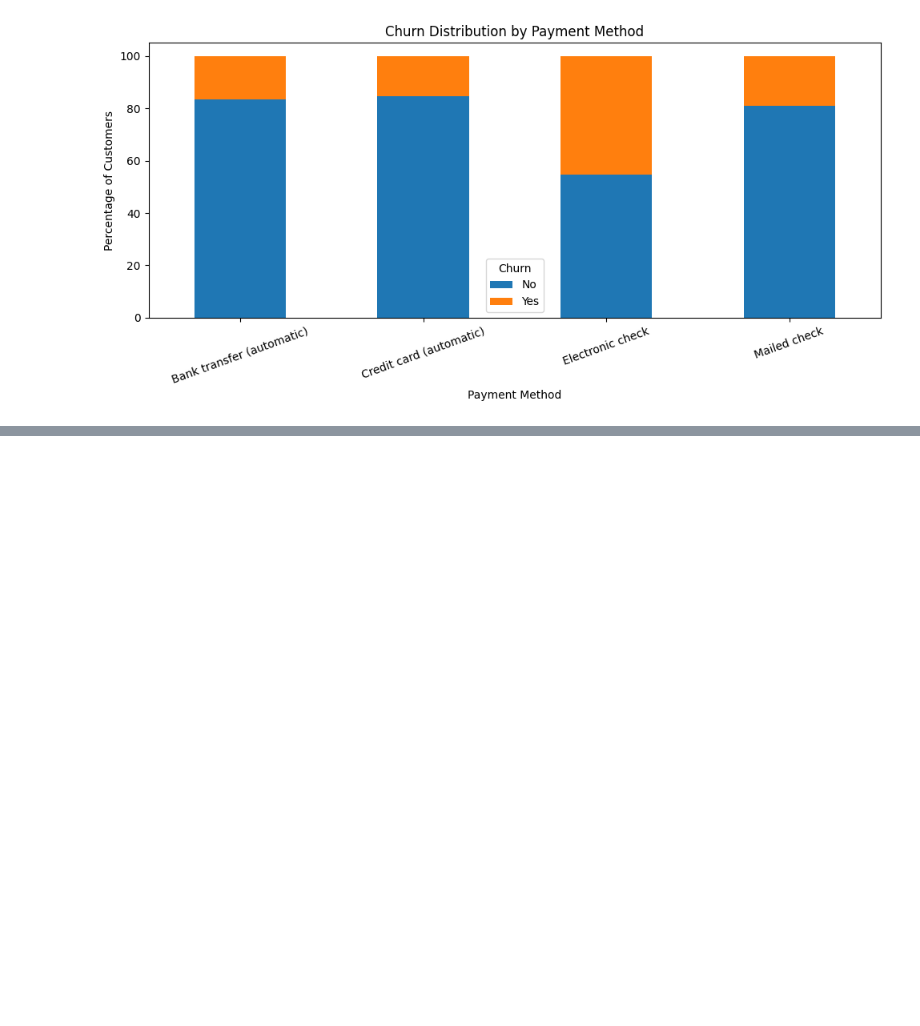
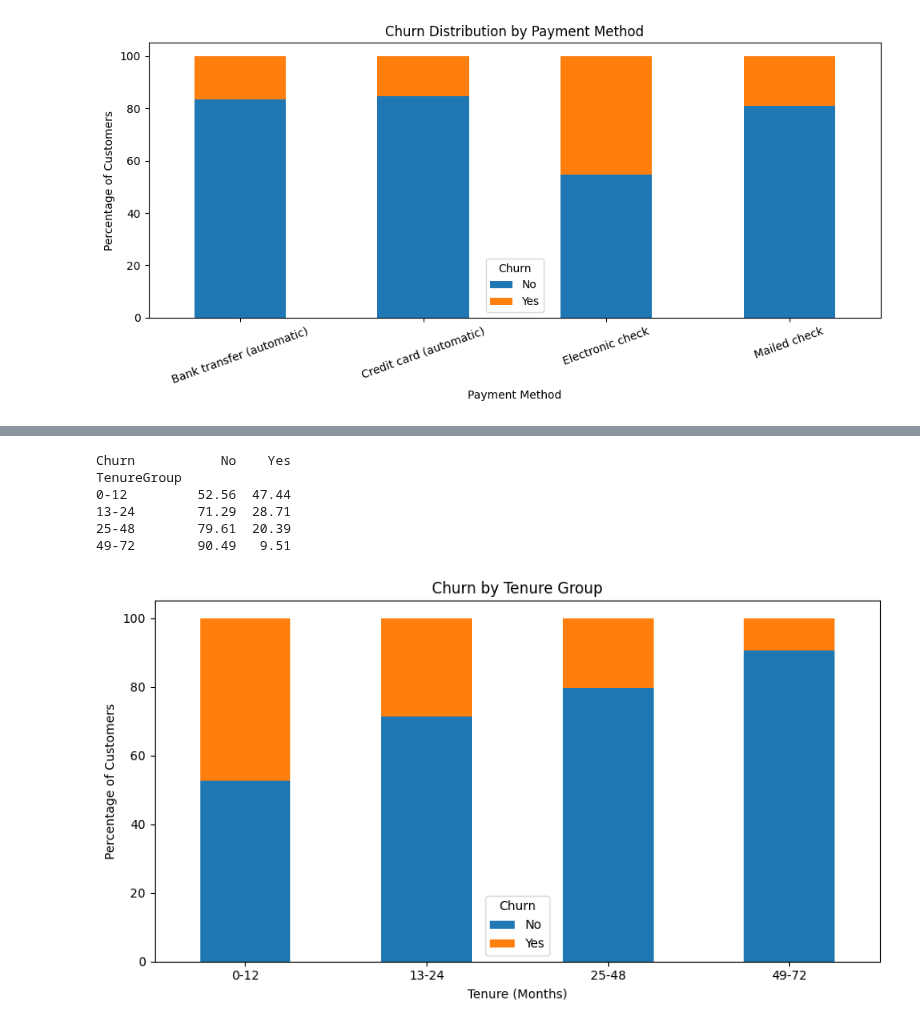
Before and after one commit to Pranay-Pandurang-Patil/customer-churn-prediction, a Jupyter notebook: notebooks/01_eda.ipynb, the cells around one changed output, grey strips where cells are left out. Saved outputs shown, nothing was run; the diff lists cells and outputs as text; code cells hidden in the pictures; blank space fills up the shorter version.

```diff
--- a/notebooks/01_eda.ipynb
+++ b/notebooks/01_eda.ipynb
@@ -172,0 +208,24 @@ Mailed check               80.89  19.11
+# %%
+df["TenureGroup"] = pd.cut(
+    df["tenure"],
+    bins=[0, 12, 24, 48, 72],
+    labels=["0-12", "13-24", "25-48", "49-72"],
+    include_lowest=True
+)
+tenure_churn = pd.crosstab(df["TenureGroup"], df["Churn"], normalize="index") * 100
+print(tenure_churn.round(2))
+tenure_churn.plot(kind="bar", stacked=True, figsize=(9, 5))
+plt.title("Churn by Tenure Group")
+plt.xlabel("Tenure (Months)")
+plt.ylabel("Percentage of Customers")
+plt.xticks(rotation=0)
+plt.tight_layout()
+plt.show()
+# %% [output]
+Churn           No    Yes
+TenureGroup
+0-12         52.56  47.44
+13-24        71.29  28.71
+25-48        79.61  20.39
+49-72        90.49   9.51
+[figure, added]
```
Also changed, not shown: parts of 2 cells of this notebook.
